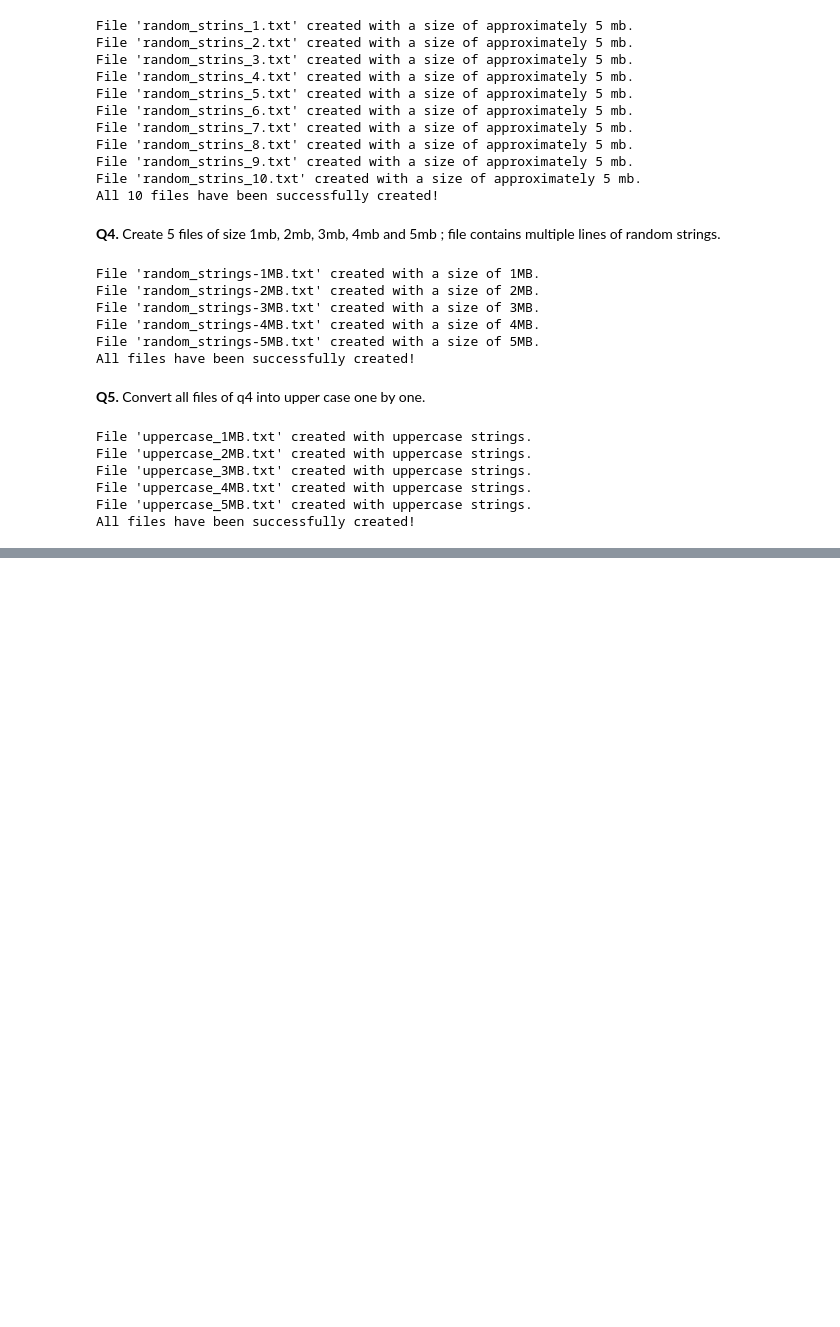
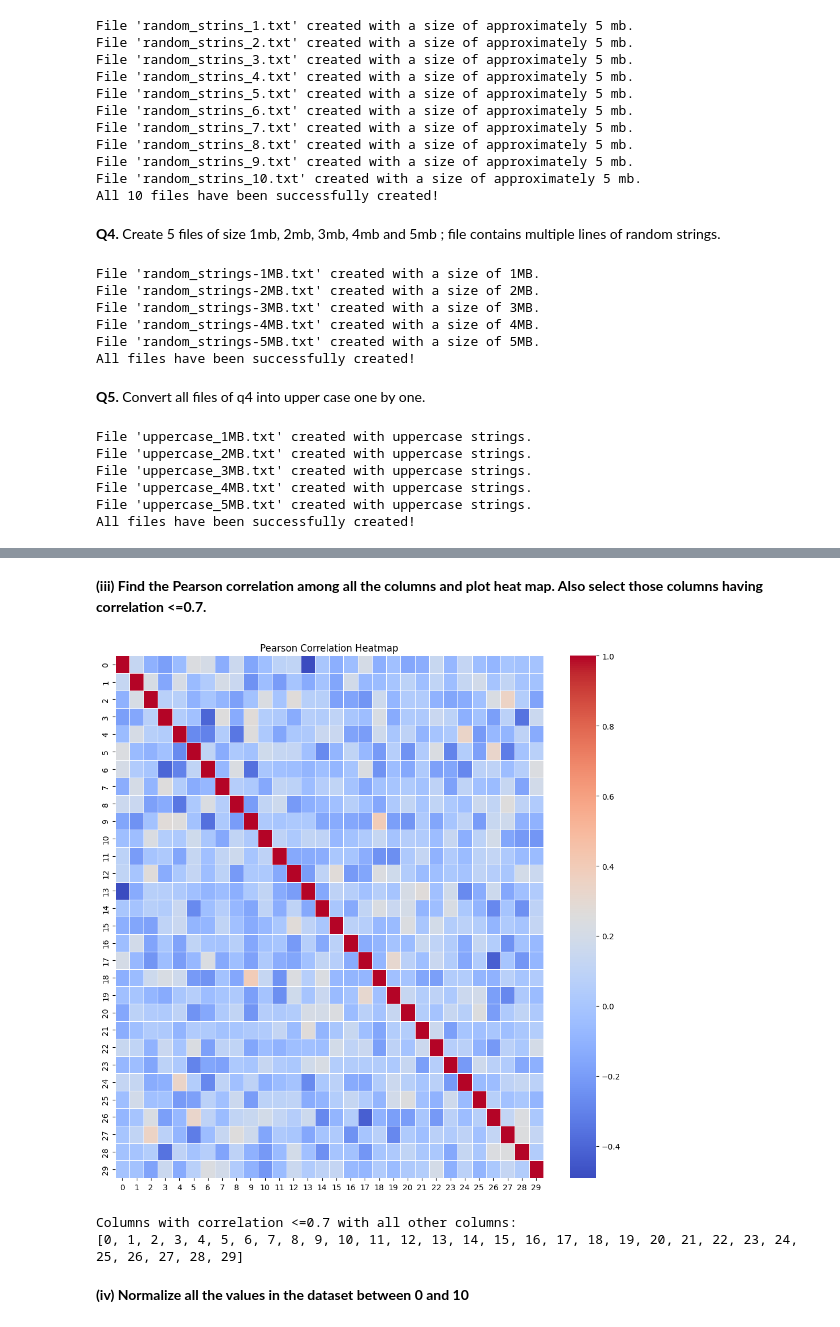
Before and after one commit to SukhmanpreetKaurManes/Miniproject-Advance-Python, a Jupyter notebook: Assignment6.ipynb, the cells around one changed output, grey strips where cells are left out. Saved outputs shown, nothing was run; the diff lists cells and outputs as text; code cells hidden in the pictures; blank space fills up the shorter version.

```diff
--- a/Assignment6.ipynb
+++ b/Assignment6.ipynb
@@ -120,0 +130,2 @@ All files have been successfully created!
+# %%
+df=pd.DataFrame(np.random.randint(1,200,size=(100,30)))
@@ -120,0 +144,6 @@ All files have been successfully created!
+# %%
+df=df.mask((df>=10) & (df<=60),np.nan)
+na_rows=df.isnull().sum()
+print("Number of rows with missing values:")
+print(na_rows)
+print("Total number of rows having missing values : ",na_rows.sum())
@@ -120,0 +195,22 @@ All files have been successfully created!
+# %% [markdown]
+**(iii) Find the Pearson correlation among all the columns and plot heat map. Also select those columns having correlation <=0.7.**
+# %%
+from textwrap import fill
+corr_matrix= df.corr(method='pearson')
+plt.figure(figsize=(10,10))
+sns.heatmap(corr_matrix,annot=False,cmap='coolwarm',linewidth=0.5)
+plt.title('Pearson Correlation Heatmap')
+plt.tight_layout()
+plt.show()
+correlation_mask= corr_matrix.abs() > 0.7
+np.fill_diagonal(correlation_mask.values,False)
+low_corr_columns=correlation_mask.sum(axis=1)==0
+filtered_df=df.loc[:,low_corr_columns]
+print("Columns with correlation <=0.7 with all other columns:")
+print(filtered_df.columns.tolist())
+# %% [output]
+[figure, added]
+Columns with correlation <=0.7 with all other columns:
+[0, 1, 2, 3, 4, 5, 6, 7, 8, 9, 10, 11, 12, 13, 14, 15, 16, 17, 18, 19, 20, 21, 22, 23, 24, 25, 26, 27, 28, 29]
+# %% [markdown]
+**(iv) Normalize all the values in the dataset between 0 and 10**
```
Also changed, not shown: parts of 18 cells of this notebook.
